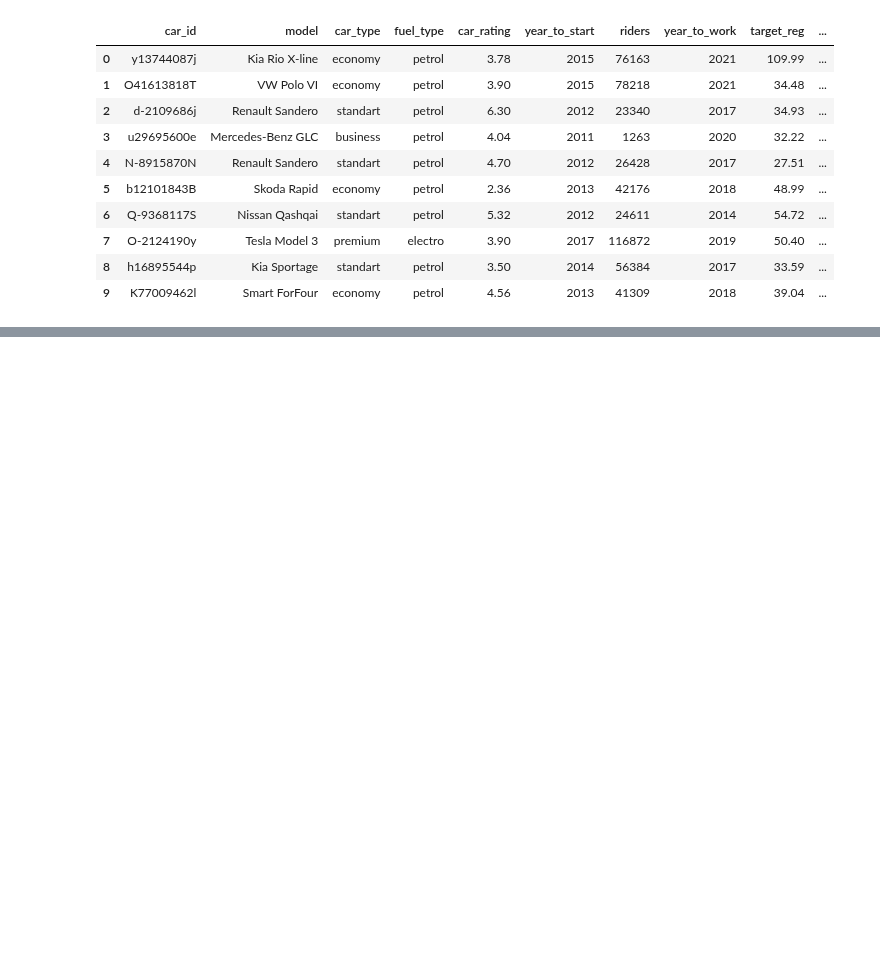
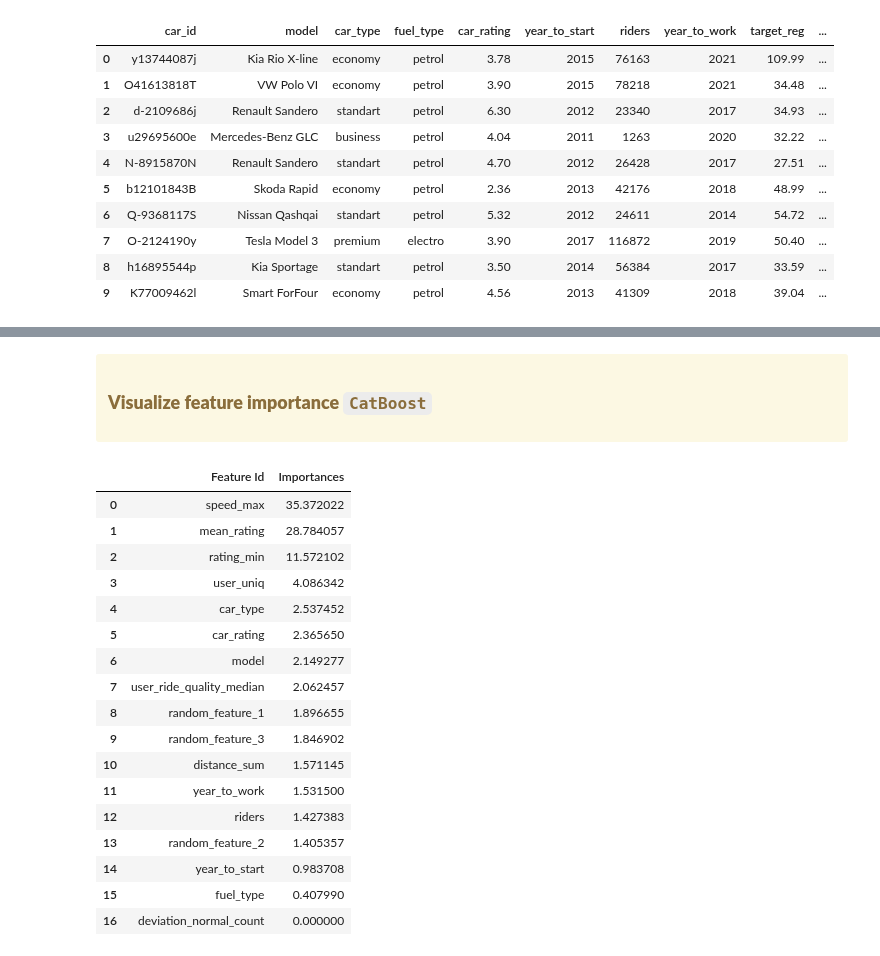
Before and after one commit to aziart/comp-ds, a Jupyter notebook: notebooks/03.4.02 - Analyzing Model Errors.ipynb, the cells around one changed output, grey strips where cells are left out. Drawn from its saved outputs; the diff is of its cells as text; code cells hidden in the pictures; blank space fills up the shorter version.

```diff
--- a/notebooks/03.4.02 - Analyzing Model Errors.ipynb
+++ b/notebooks/03.4.02 - Analyzing Model Errors.ipynb
@@ -170,0 +171,28 @@ Shrink model to first 528 iterations.
+# %% [markdown]
+<div class="alert alert-warning">
+
+### **Visualize feature importance `CatBoost`**
+</div>
+# %%
+# let's see the feature importances
+fi = clf.get_feature_importance(prettified=True)
+fi[:20].style.background_gradient(cmap='viridis', subset=pd.IndexSlice[0:10, 'Importances'])
+# %% [output]
+|  | Feature Id | Importances |
+| 0 | speed_max | 35.372022 |
+| 1 | mean_rating | 28.784057 |
+| 2 | rating_min | 11.572102 |
+| 3 | user_uniq | 4.086342 |
+| 4 | car_type | 2.537452 |
+| 5 | car_rating | 2.365650 |
+| 6 | model | 2.149277 |
+| 7 | user_ride_quality_median | 2.062457 |
+| 8 | random_feature_1 | 1.896655 |
+| 9 | random_feature_3 | 1.846902 |
+| 10 | distance_sum | 1.571145 |
+| 11 | year_to_work | 1.531500 |
+| 12 | riders | 1.427383 |
+| 13 | random_feature_2 | 1.405357 |
+| 14 | year_to_start | 0.983708 |
+| 15 | fuel_type | 0.407990 |
+| 16 | deviation_normal_count | 0.000000 |
```
Also changed, not shown: parts of 12 cells of this notebook, 7 other files.
